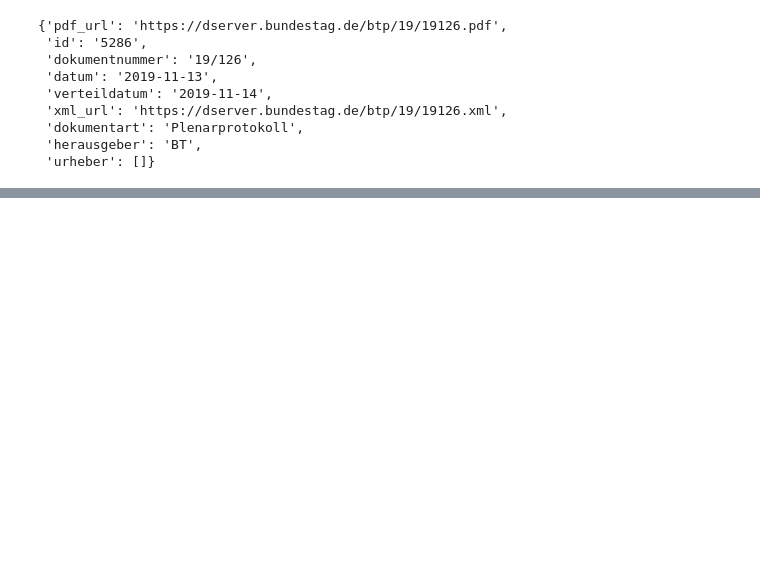
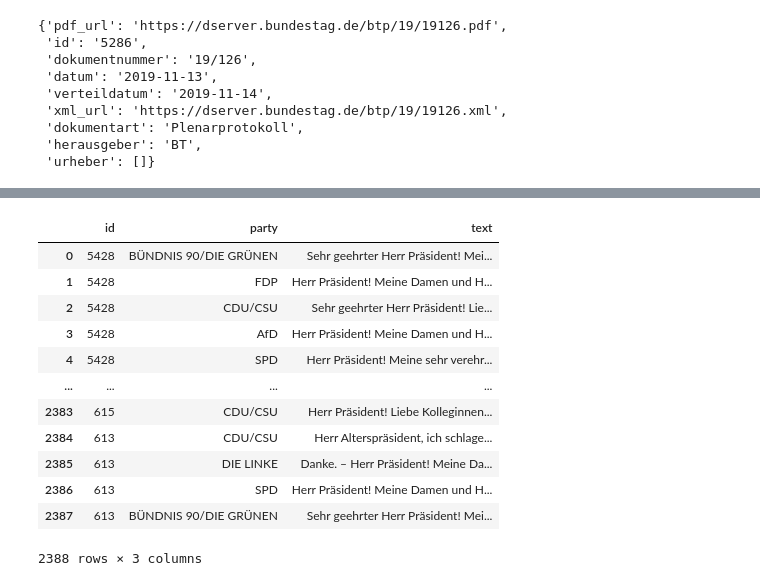
Before and after one commit to PaulaHagen/afd, a Jupyter notebook: start_here.ipynb, the cells around one changed output, grey strips where cells are left out. Drawn from its saved outputs; the diff is of its cells as text; code cells hidden in the pictures; blank space fills up the shorter version.

```diff
--- a/start_here.ipynb
+++ b/start_here.ipynb
@@ -91,0 +157,18 @@ bta.get_plenaryprotocol('5286')['fundstelle']
+# %%
+df = party_shares(df)
+# %%
+df
+# %% [output]
+|  | id | party | text |
+| 0 | 5428 | BÜNDNIS 90/DIE GRÜNEN | Sehr geehrter Herr Präsident! Mei... |
+| 1 | 5428 | FDP | Herr Präsident! Meine Damen und H... |
+| 2 | 5428 | CDU/CSU | Sehr geehrter Herr Präsident! Lie... |
+| 3 | 5428 | AfD | Herr Präsident! Meine Damen und H... |
+| 4 | 5428 | SPD | Herr Präsident! Meine sehr verehr... |
+| ... | ... | ... | ... |
+| 2383 | 615 | CDU/CSU | Herr Präsident! Liebe Kolleginnen... |
+| 2384 | 613 | CDU/CSU | Herr Alterspräsident, ich schlage... |
+| 2385 | 613 | DIE LINKE | Danke. – Herr Präsident! Meine Da... |
+| 2386 | 613 | SPD | Herr Präsident! Meine Damen und H... |
+| 2387 | 613 | BÜNDNIS 90/DIE GRÜNEN | Sehr geehrter Herr Präsident! Mei... |
+2388 rows × 3 columns
```
Also changed, not shown: parts of 7 cells of this notebook, 1 other file.
